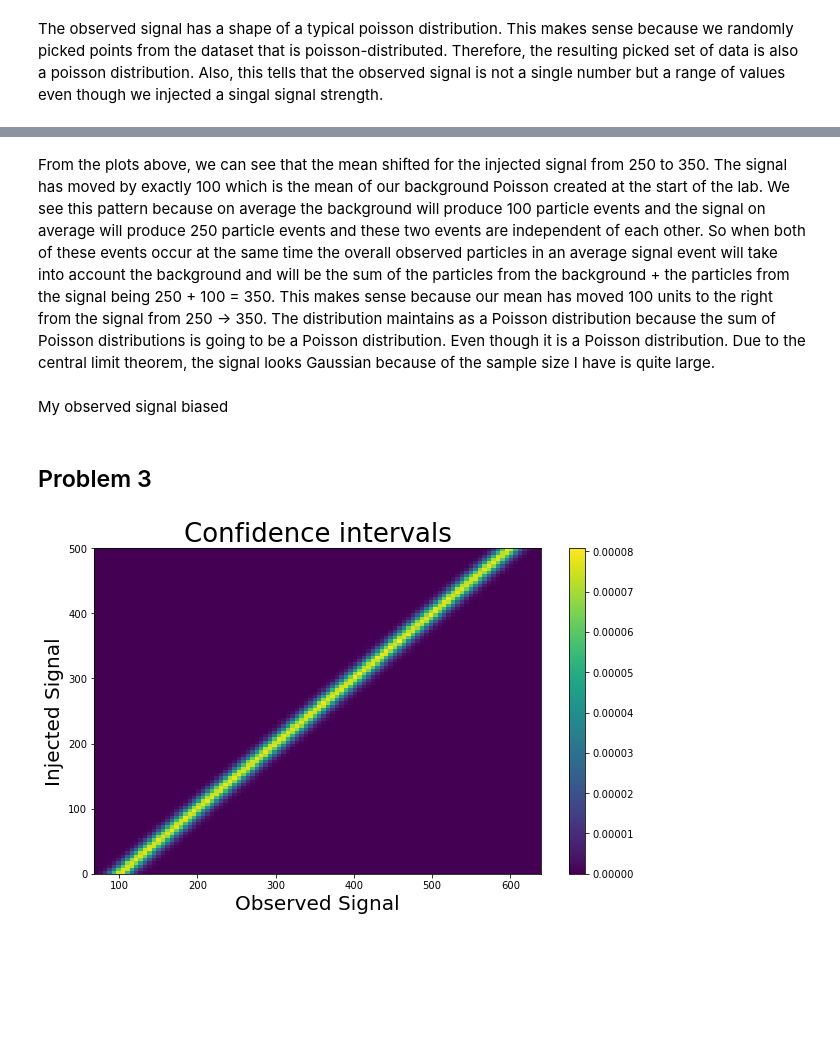
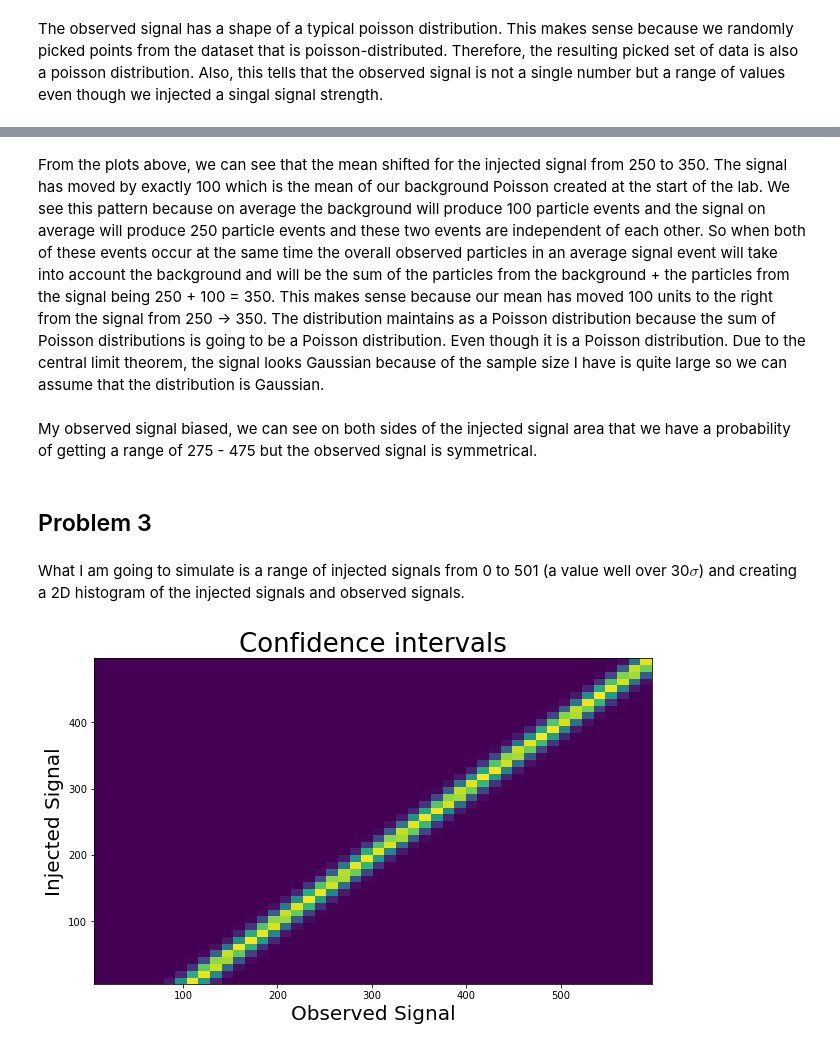
Before and after one commit to noahkim4648/Phys-434-Portfolio, a Jupyter notebook: Lab-6.ipynb, the cells around one changed output, grey strips where cells are left out. Drawn from its saved outputs; the diff is of its cells as text; code cells hidden in the pictures; blank space fills up the shorter version.

```diff
--- a/Lab-6.ipynb
+++ b/Lab-6.ipynb
@@ -85,19 +83,26 @@ plt.show()
 # %% [markdown]
-From the plots above, we can see that the mean shifted for the injected signal from 250 to 350. The signal has moved by exactly 100 which is the mean of our background Poisson created at the start of the lab. We see this pattern because on average the background will produce 100 particle events and the signal on average will produce 250 particle events and these two events are independent of each other. So when both of these events occur at the same time the overall observed particles in an average signal event will take into account the background and will be the sum of the particles from the background + the particles from the signal being 250 + 100 = 350. This makes sense because our mean has moved 100 units to the right from the signal from 250 -> 350. The distribution maintains as a Poisson distribution because the sum of Poisson distributions is going to be a Poisson distribution. Even though it is a Poisson distribution. Due to the central limit theorem, the signal looks Gaussian because of the sample size I have is quite large.
+From the plots above, we can see that the mean shifted for the injected signal from 250 to 350. The signal has moved by exactly 100 which is the mean of our background Poisson created at the start of the lab. We see this pattern because on average the background will produce 100 particle events and the signal on average will produce 250 particle events and these two events are independent of each other. So when both of these events occur at the same time the overall observed particles in an average signal event will take into account the background and will be the sum of the particles from the background + the particles from the signal being 250 + 100 = 350. This makes sense because our mean has moved 100 units to the right from the signal from 250 -> 350. The distribution maintains as a Poisson distribution because the sum of Poisson distributions is going to be a Poisson distribution. Even though it is a Poisson distribution. Due to the central limit theorem, the signal looks Gaussian because of the sample size I have is quite large so we can assume that the distribution is Gaussian.
-# %% [markdown]
-My observed signal biased
+# %% [markdown]
+My observed signal biased, we can see on both sides of the injected signal area that we have a probability of getting a range of 275 - 475 but the observed signal is symmetrical.
 # %% [markdown]
 ## Problem 3
+# %% [markdown]
+What I am going to simulate is a range of injected signals from 0 to 501 (a value well over 30$\sigma$) and creating a 2D histogram of the injected signals and observed signals.
 # %%
 bkgd = poisson_dist;
 signal = np.linspace(0,501,size);
+observed = bkgd + signal;
 
-observed = bkgd + signal;
-h = plt.hist2d(observed, signal, bins = (100,100), density=True)
-plt.colorbar(h[3])
+signaledges = np.linspace(0,503);
+dataedges = np.linspace(0,603);
+
+Psd, temp, temp2= np.histogram2d(observed,signal, bins=[dataedges,signaledges], density=True)
+datacenters = (dataedges[:-1] + dataedges[1:]) / 2
+signalcenters = (signaledges[:-1] + signaledges[1:]) / 2
+plt.pcolormesh(datacenters,signalcenters,Psd.T)
 plt.ylabel("Injected Signal", fontsize = "20")
 plt.xlabel("Observed Signal", fontsize = "20")
 plt.title("Confidence intervals", fontsize = "26")
 plt.show()
 # %% [output]
-[figure, old version]
+[figure, new version]
```
Also changed, not shown: parts of 14 cells of this notebook.
